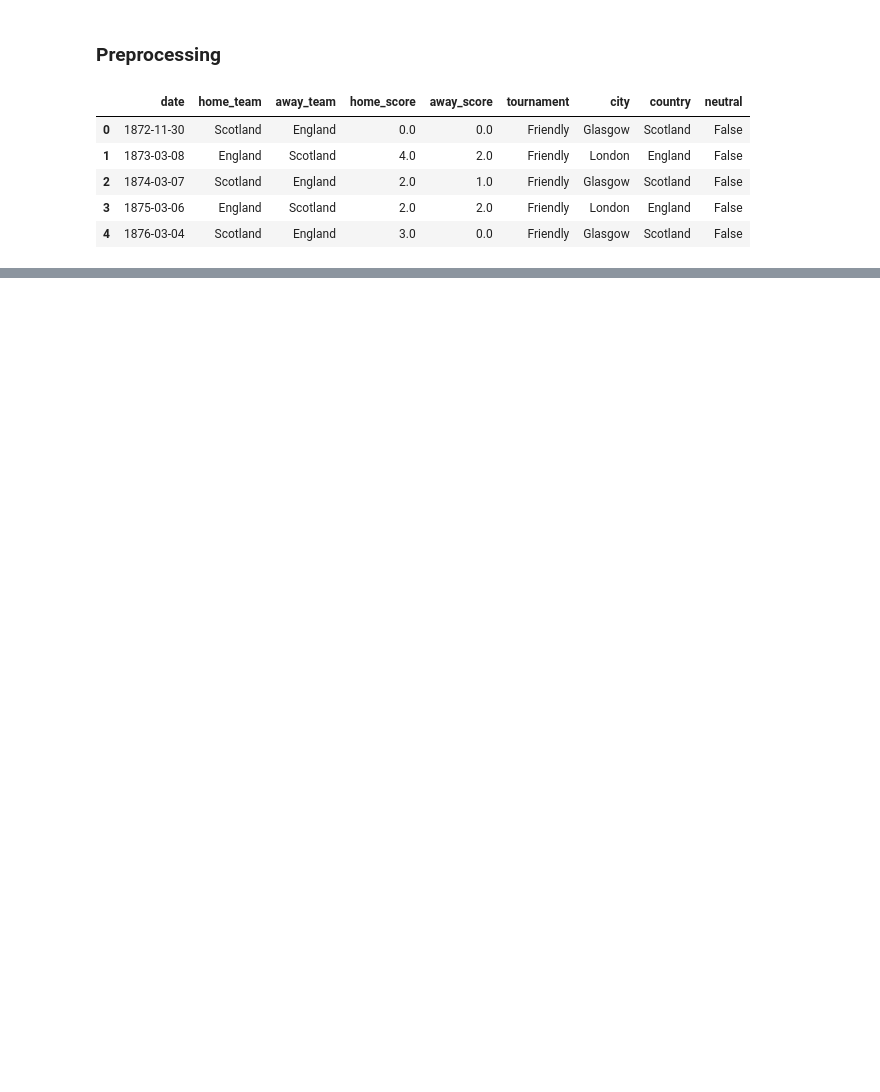
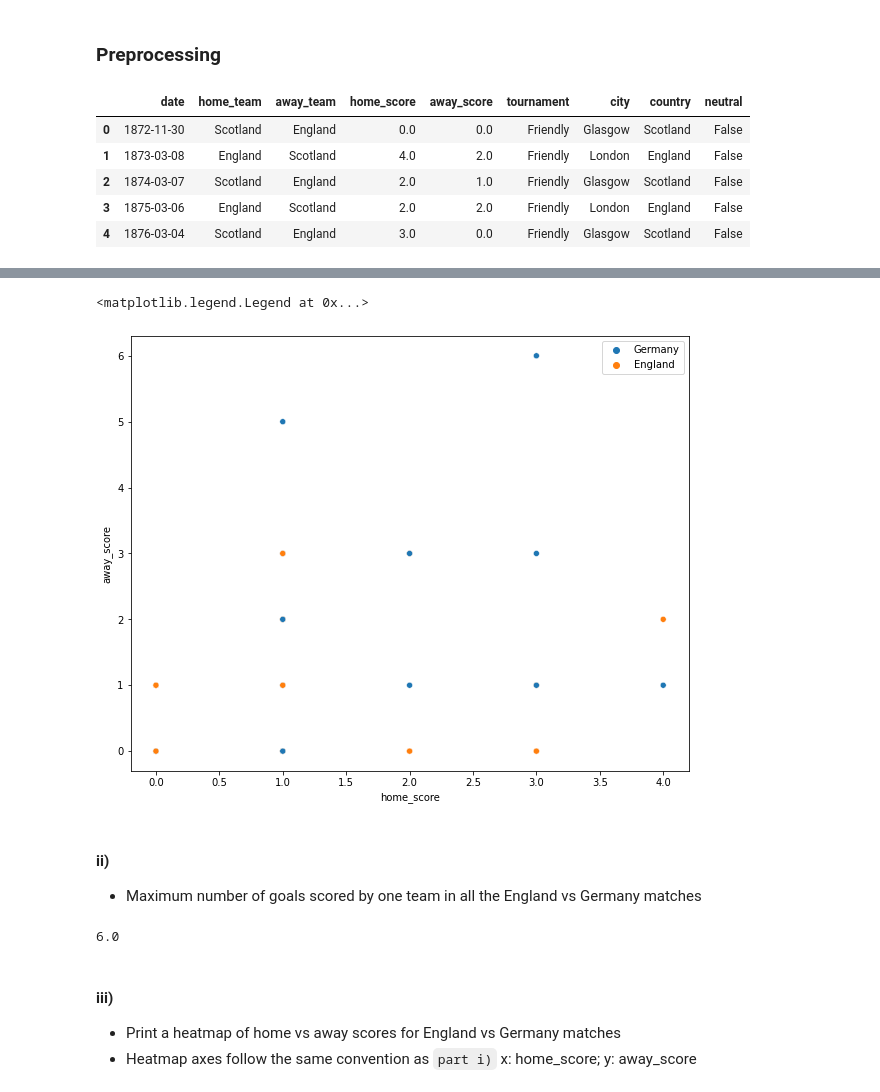
Before and after one commit to KohSiXing/Feature-Engineering-for-Machine-Learning, a Jupyter notebook: BT3017 Tutorial 1.ipynb, the cells around one changed output, grey strips where cells are left out. Cells and saved outputs as stored; diff of their text form; code cells hidden in the pictures; blank space fills up the shorter version.

```diff
--- a/BT3017 Tutorial 1.ipynb
+++ b/BT3017 Tutorial 1.ipynb
@@ -22,0 +84,6 @@ df.head()
+# %%
+countries2 = ["England", "Germany"]
+
+df6 = df[df["home_team"].isin(countries2) & df["away_team"].isin(countries2)]
+print("Length of DataFrame df6 is",len(df6.index))
+df6
@@ -22,0 +128,22 @@ df.head()
+# %%
+fig, ax = plt.subplots(figsize=(10,8))
+sns.scatterplot(x = "home_score", y = "away_score", data=df6, hue = "home_team", ax=ax)
+plt.legend(loc='upper right')
+# %% [output]
+<matplotlib.legend.Legend at 0x...>
+[figure, added]
+# %% [markdown]
+#### ii)
+
+- Maximum number of goals scored by one team in all the England vs Germany matches
+# %%
+# Get the max of home_score or away_score
+
+max(df6["home_score"].max(), df6["away_score"].max())
+# %% [output]
+6.0
+# %% [markdown]
+#### iii)
+
+- Print a heatmap of home vs away scores for England vs Germany matches
+- Heatmap axes follow the same convention as `part i)` x: home_score; y: away_score
```
Also changed, not shown: parts of 19 cells of this notebook.
